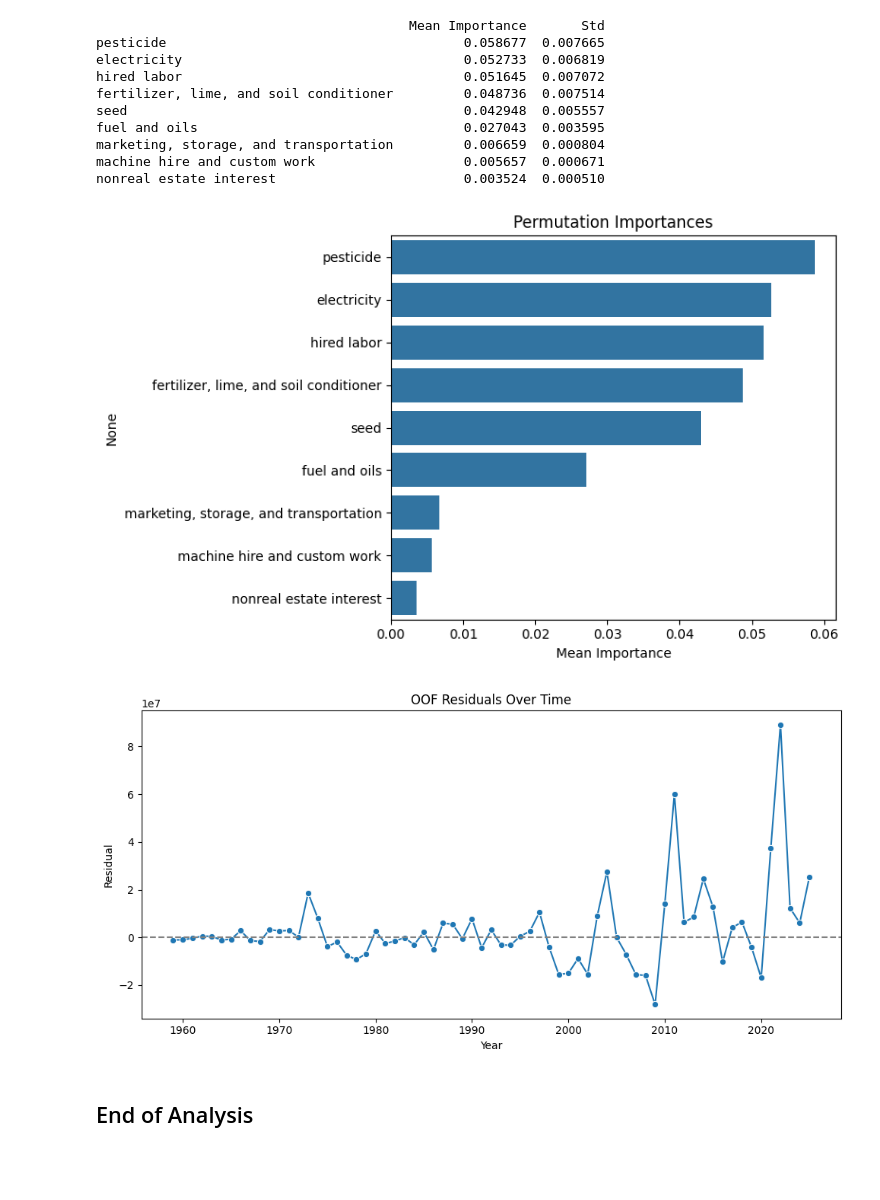
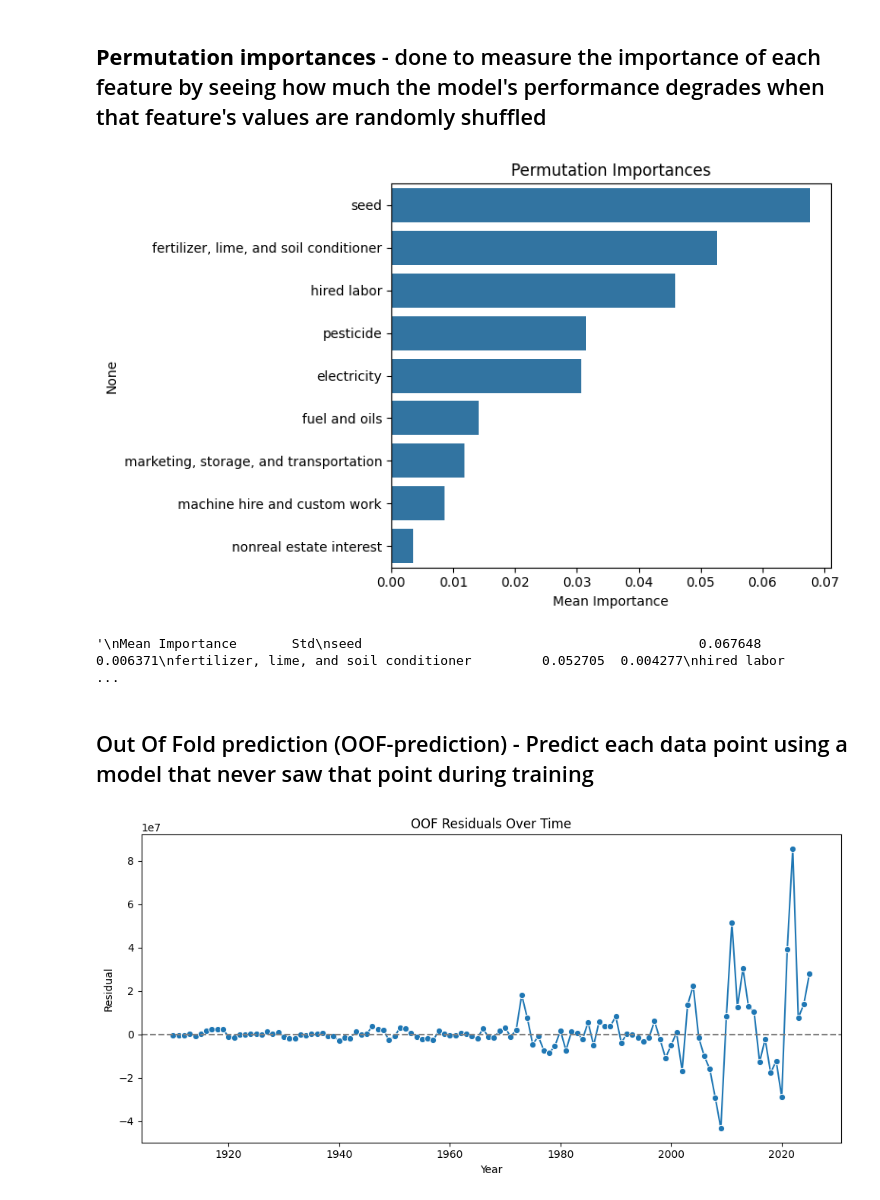
Before and after one commit to sbat11/Farm-Profitability-Model, a Jupyter notebook: farm_receipts_from_expenses.ipynb, the cells around one changed output. Drawn from its saved outputs; the diff is of its cells as text; code cells hidden in the pictures; blank space fills up the shorter version.

```diff
--- a/farm_receipts_from_expenses.ipynb
+++ b/farm_receipts_from_expenses.ipynb
@@ -139,31 +125,39 @@ plt.show()
+# %% [markdown]
+## **Permutation importances** - done to measure the importance of each feature by seeing how much the model's performance degrades when that feature's values are randomly shuffled
 # %%
-# Permutation importances
-perm = permutation_importance(rf, X, y, n_repeats=30, random_state=0)
+
+perm = permutation_importance(random_forest_model, X, y, n_repeats=30, random_state=0)
 perm_df = pd.DataFrame({
     'Mean Importance': perm.importances_mean,
     'Std': perm.importances_std
 }, index=expense_cols).sort_values('Mean Importance', ascending=False)
-print(perm_df)
+# print(perm_df)
+
 plt.figure(figsize=(8,5))
 sns.barplot(x='Mean Importance', y=perm_df.index, data=perm_df)
 plt.title('Permutation Importances')
 plt.tight_layout()
 plt.show()
+
+'''
+Mean Importance       Std
+seed                                           0.067648  0.006371
+fertilizer, lime, and soil conditioner         0.052705  0.004277
+hired labor                                    0.045946  0.004772
+pesticide                                      0.031523  0.002725
+electricity                                    0.030644  0.002615
+fuel and oils                                  0.014145  0.001229
+marketing, storage, and transportation         0.011763  0.001179
+machine hire and custom work                   0.008575  0.000879
+nonreal estate interest                        0.003616  0.000396
+'''
 # %% [output]
+[figure, new version]
-                                        Mean Importance       Std
-pesticide                                      0.058677  0.007665
-electricity                                    0.052733  0.006819
-hired labor                                    0.051645  0.007072
-fertilizer, lime, and soil conditioner         0.048736  0.007514
-seed                                           0.042948  0.005557
-fuel and oils                                  0.027043  0.003595
-marketing, storage, and transportation         0.006659  0.000804
-machine hire and custom work                   0.005657  0.000671
-nonreal estate interest                        0.003524  0.000510
+'\nMean Importance       Std\nseed                                           0.067648  0.006371\nfertilizer, lime, and soil conditioner         0.052705  0.004277\nhired labor                          ...
-[figure, old version]
+# %% [markdown]
+## Out Of Fold prediction (OOF-prediction) - Predict each data point using a model that never saw that point during training
 # %%
-# Out-of-fold residuals
-oof_pred = cross_val_predict(rf, X, y, cv=cv)
+oof_pred = cross_val_predict(random_forest_model, X, y, cv=cross_val)
 res_oof = y - oof_pred
 res_df = pd.DataFrame({'Year': data.index, 'Residual': res_oof})
 
@@ -174,6 +168,4 @@ plt.title('OOF Residuals Over Time')
 plt.tight_layout()
 plt.show()
 # %% [output]
-[figure, old version]
+[figure, new version]
-# %% [markdown]
-## End of Analysis
```
Also changed, not shown: parts of 8 cells of this notebook.
